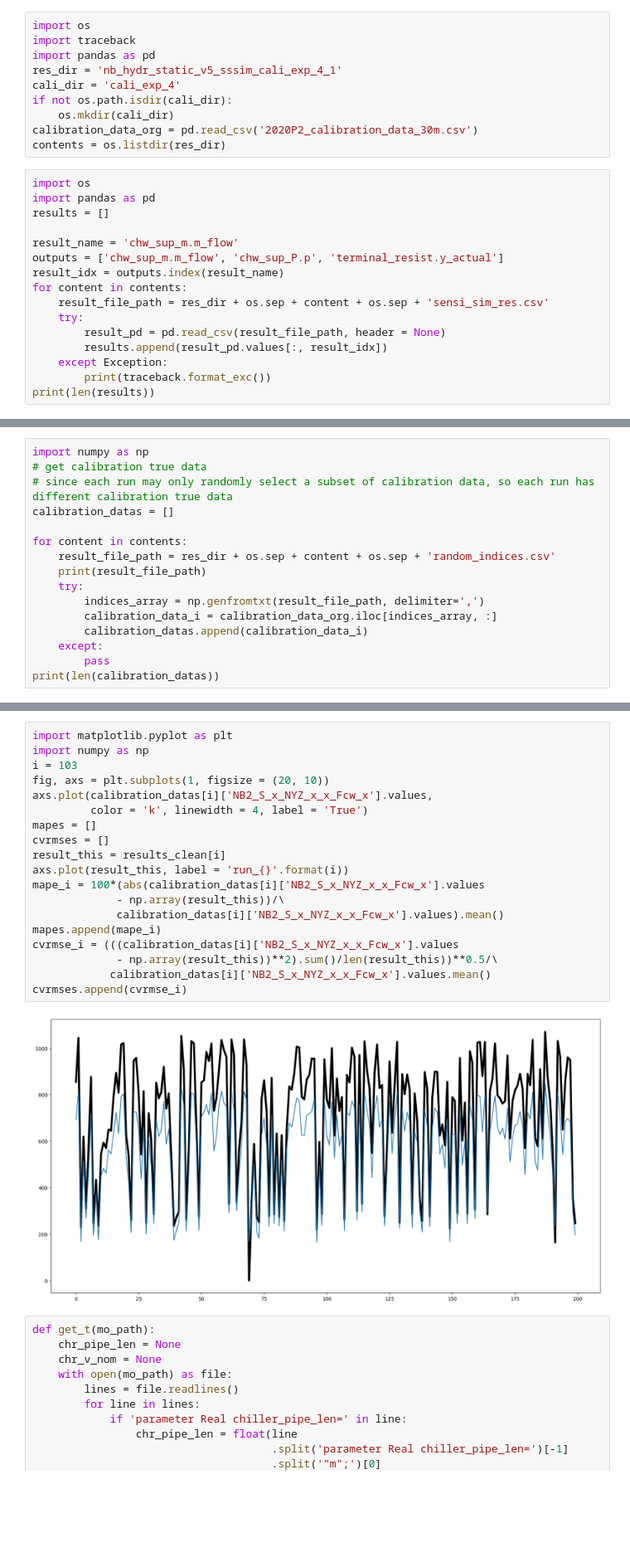
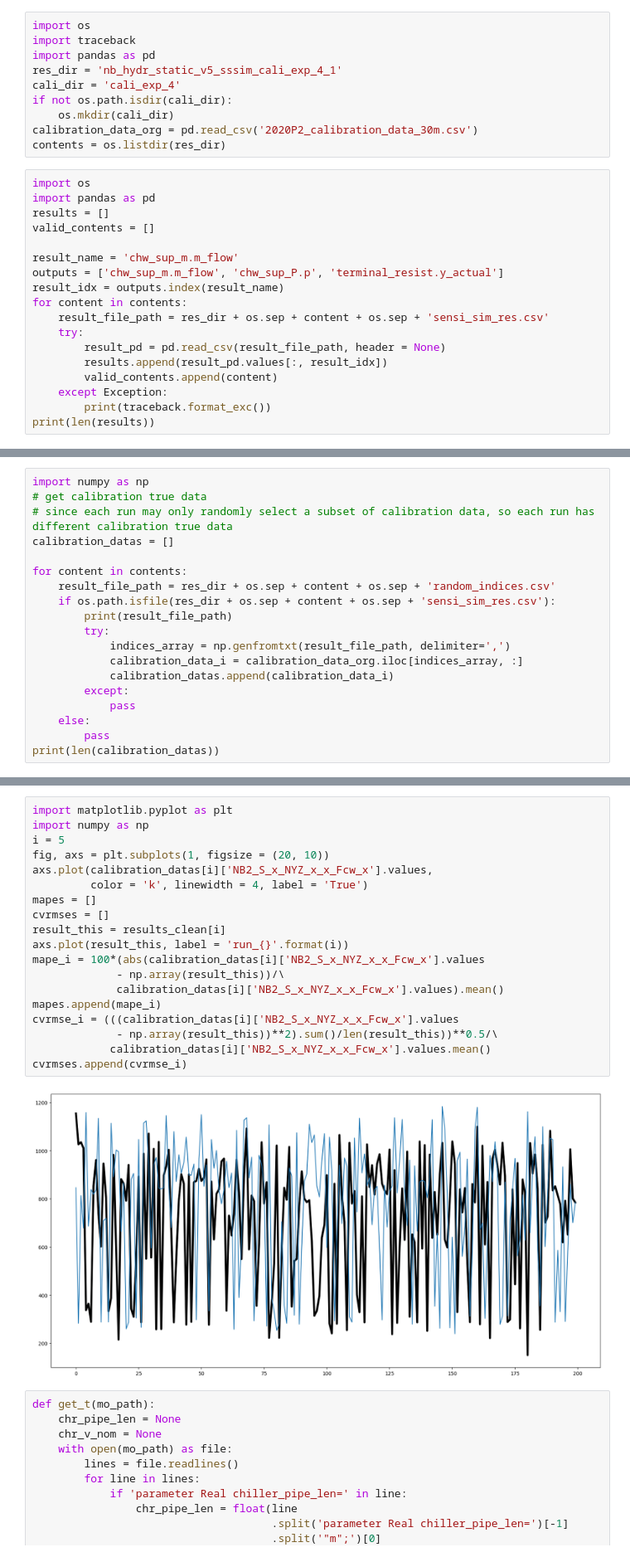
Before and after one commit to zhangzhizza/HydraulicCalibration, a Jupyter notebook: projects/nb_vw_2/calibration_exp_4.ipynb, the cells around one changed output, grey strips where cells are left out. Shown at 83% size. Cells and saved outputs as stored; diff of their text form; blank space fills up the shorter version.

```diff
--- a/projects/nb_vw_2/calibration_exp_4.ipynb
+++ b/projects/nb_vw_2/calibration_exp_4.ipynb
@@ -14,6 +14,7 @@ contents = os.listdir(res_dir)
 import os
 import pandas as pd
 results = []
+valid_contents = []
 
 result_name = 'chw_sup_m.m_flow'
 outputs = ['chw_sup_m.m_flow', 'chw_sup_P.p', 'terminal_resist.y_actual']
@@ -23,6 +24,7 @@ for content in contents:
     try:
         result_pd = pd.read_csv(result_file_path, header = None)
         results.append(result_pd.values[:, result_idx])
+        valid_contents.append(content)
     except Exception:
         print(traceback.format_exc())
 print(len(results))
@@ -36,12 +54,15 @@ calibration_datas = []
 
 for content in contents:
     result_file_path = res_dir + os.sep + content + os.sep + 'random_indices.csv'
-    print(result_file_path)
-    try:
-        indices_array = np.genfromtxt(result_file_path, delimiter=',')
-        calibration_data_i = calibration_data_org.iloc[indices_array, :]
-        calibration_datas.append(calibration_data_i)
-    except:
+    if os.path.isfile(res_dir + os.sep + content + os.sep + 'sensi_sim_res.csv'):
+        print(result_file_path)
+        try:
+            indices_array = np.genfromtxt(result_file_path, delimiter=',')
+            calibration_data_i = calibration_data_org.iloc[indices_array, :]
+            calibration_datas.append(calibration_data_i)
+        except:
+            pass
+    else:
         pass
 print(len(calibration_datas))
 # %% [output]
@@ -84,24 +119,24 @@ len(val_idx)
 # %%
 import matplotlib.pyplot as plt
 import numpy as np
-i = 103
+i = 5
 fig, axs = plt.subplots(1, figsize = (20, 10))
 axs.plot(calibration_datas[i]['NB2_S_x_NYZ_x_x_Fcw_x'].values,
          color = 'k', linewidth = 4, label = 'True')
 mapes = []
 cvrmses = []
 result_this = results_clean[i]
 axs.plot(result_this, label = 'run_{}'.format(i))
 mape_i = 100*(abs(calibration_datas[i]['NB2_S_x_NYZ_x_x_Fcw_x'].values
              - np.array(result_this))/\
              calibration_datas[i]['NB2_S_x_NYZ_x_x_Fcw_x'].values).mean()
 mapes.append(mape_i)
 cvrmse_i = (((calibration_datas[i]['NB2_S_x_NYZ_x_x_Fcw_x'].values
              - np.array(result_this))**2).sum()/len(result_this))**0.5/\
             calibration_datas[i]['NB2_S_x_NYZ_x_x_Fcw_x'].values.mean()
 cvrmses.append(cvrmse_i)
 # %% [output]
-[figure, old version]
+[figure, new version]
 # %%
 def get_t(mo_path):
     chr_pipe_len = None
```
Also changed, not shown: parts of 5 cells of this notebook, 2 other files.
